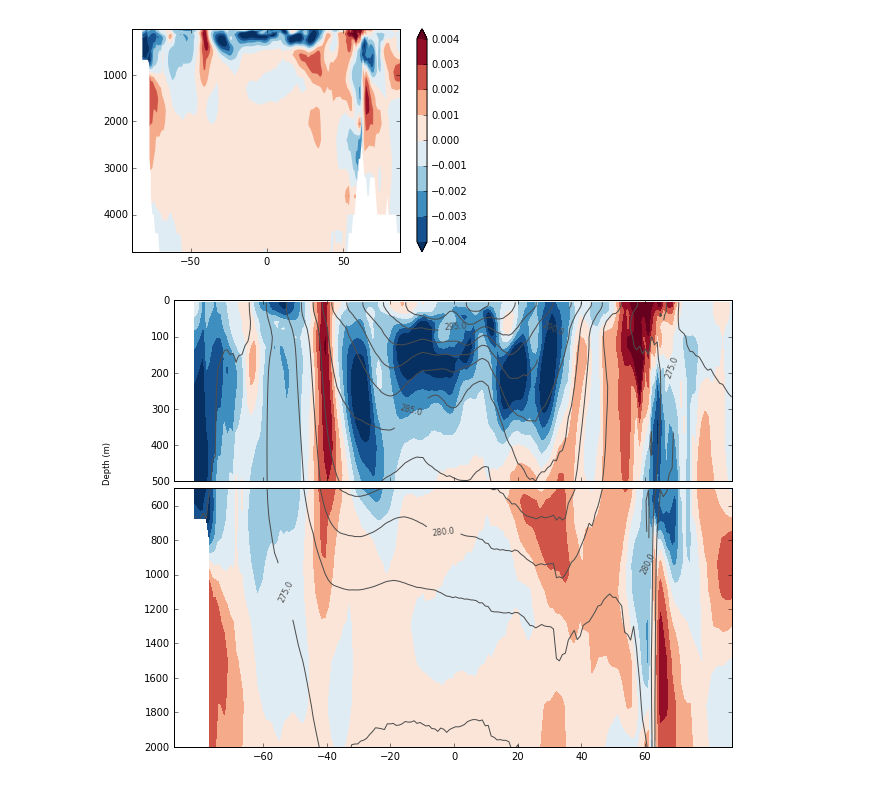
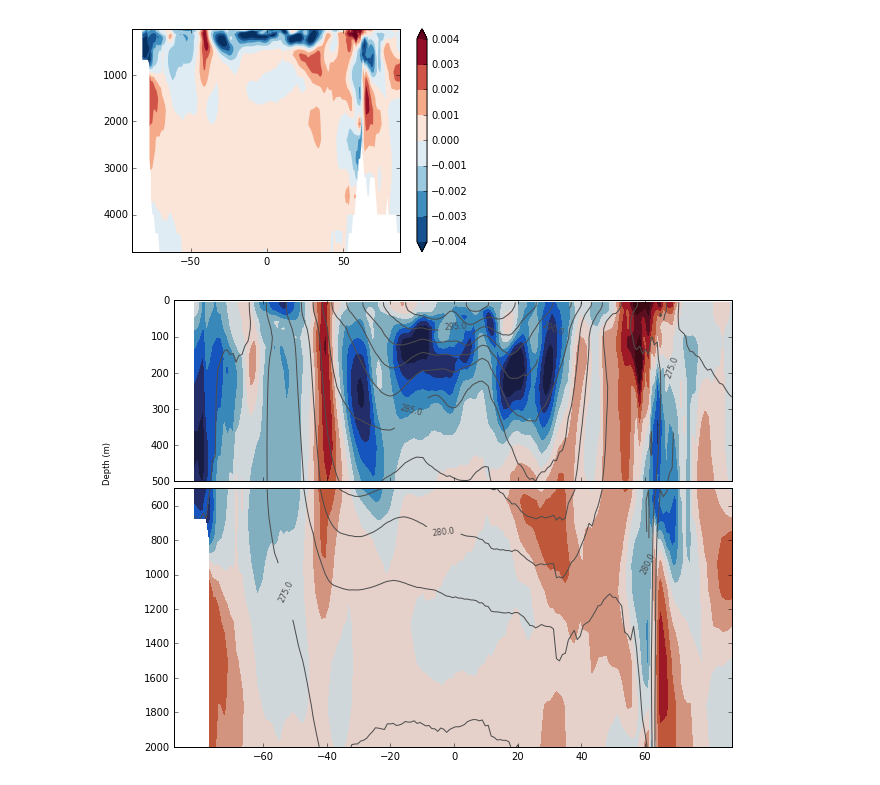
Before and after one commit to DamienIrving/ocean-analysis, a Jupyter notebook: development/zonal_depth_plot.ipynb, the cells around one changed output. Saved outputs shown, nothing was run; the diff lists cells and outputs as text; code cells hidden in the pictures.

Commit message:
Added cmocean

```diff
--- a/development/zonal_depth_plot.ipynb
+++ b/development/zonal_depth_plot.ipynb
@@ -42,12 +44,13 @@ gs = gridspec.GridSpec(1, 1)
 axMain = plt.subplot(gs[0])
 plt.sca(axMain)
 
-cmap = plt.cm.RdBu_r
+cmap = cmocean.cm.balance
+#plt.cm.RdBu_r
 
 lats = trend_cube.coord('latitude').points
 levs = trend_cube.coord('depth').points
 trends = trend_cube.data
-trend_ticks = [-0.004, -0.003, -0.002, -0.001, 0, 0.001, 0.002, 0.003, 0.004]
+trend_ticks = [-0.005, -0.004, -0.003, -0.002, -0.001, 0, 0.001, 0.002, 0.003, 0.004, 0.005]
 
 climatology = clim_cube.data
 clim_levels = numpy.arange(0.0, 350.0, 2.5)
@@ -55,31 +58,31 @@ clim_levels = numpy.arange(0.0, 350.0, 2.5)
 cf = axMain.contourf(lats, levs, trends,
                      cmap=cmap, extend='both', levels=trend_ticks)
 
 cplot_main = axMain.contour(lats, levs, climatology, colors='0.3', levels=clim_levels)
 plt.clabel(cplot_main, clim_levels[0::2], fmt='%2.1f', colors='0.3', fontsize=8)
 
 # Deep section
 axMain.set_ylim((500.0, 2000.0))
 axMain.invert_yaxis()
 axMain.set_xlim((-70, 70))
 axMain.xaxis.set_ticks_position('bottom')
 axMain.set_xticks([-60, -40, -20, 0, 20, 40, 60])
 plt.ylabel('Depth (m)', fontsize='small')
 axMain.get_yaxis().set_label_coords(-0.11, 1.1)
 
 # Shallow section
 divider = make_axes_locatable(axMain)
 axShallow = divider.append_axes("top", size="70%", pad=0.1, sharex=axMain)
 axShallow.contourf(lats, levs, trends,
                    cmap=cmap, extend='both', levels=trend_ticks)
 
 cplot_shallow = axShallow.contour(lats, levs, climatology, colors='0.3', levels=clim_levels)
 plt.clabel(cplot_shallow, clim_levels[0::2], fmt='%2.1f', colors='0.3', fontsize=8)
 
 axShallow.set_ylim((0.0, 500.0))
 axShallow.invert_yaxis()
 plt.setp(axShallow.get_xticklabels(), visible=False)
 
 plt.show()
 # %% [output]
-[figure, old version]
+[figure, new version]
```
Also changed, not shown: parts of 2 cells of this notebook.
